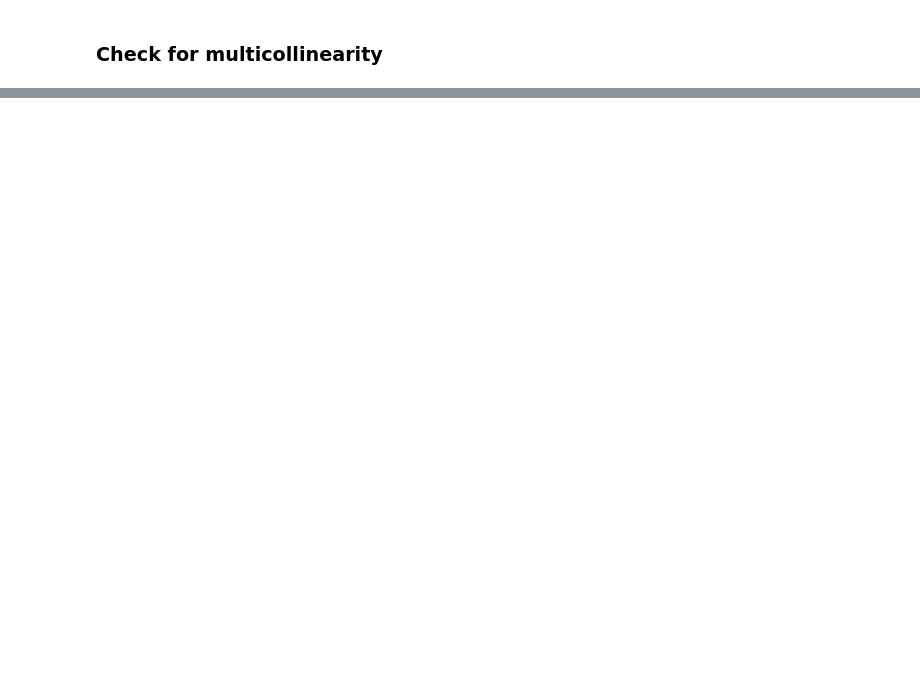
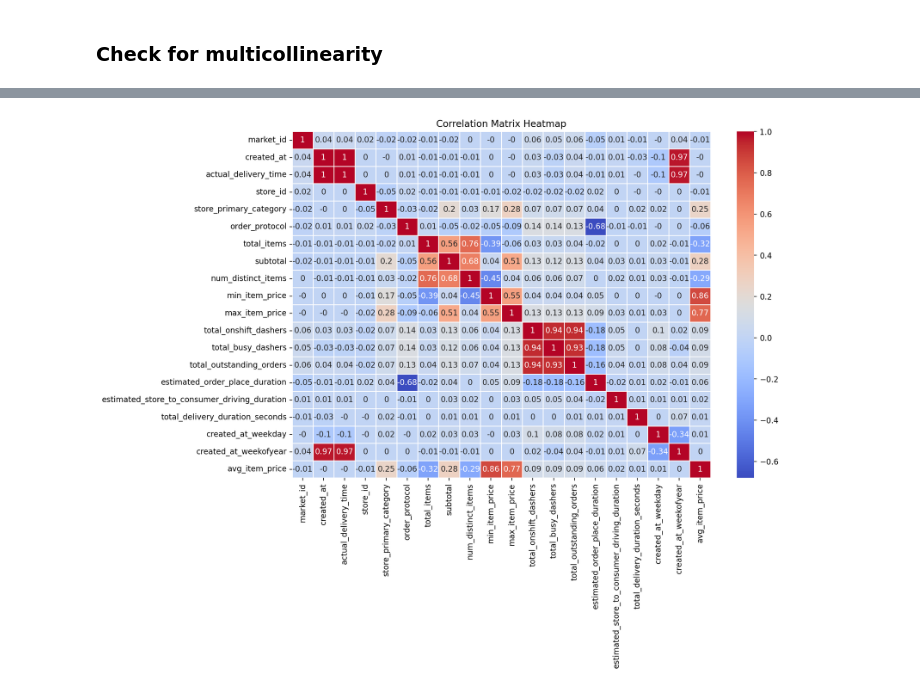
Before and after one commit to EligeBader/Delivery-Duration-Prediction, a Jupyter notebook: delivery_duration.ipynb, the cells around one changed output, grey strips where cells are left out. Cells and saved outputs as stored; diff of their text form; code cells hidden in the pictures; blank space fills up the shorter version.

```diff
--- a/delivery_duration.ipynb
+++ b/delivery_duration.ipynb
@@ -274,7 +276,7 @@ plt.show()
 ### Check for multicollinearity
 # %%
 # Calculate the correlation matrix for all numeric features
-corr_matrix = df.corr()
+corr_matrix = df.corr().round(2)
 
 # Plot the heatmap
 plt.figure(figsize=(12, 8))
@@ -285,0 +287 @@ plt.show()
+[figure, added]
```
Also changed, not shown: parts of 12 cells of this notebook.
